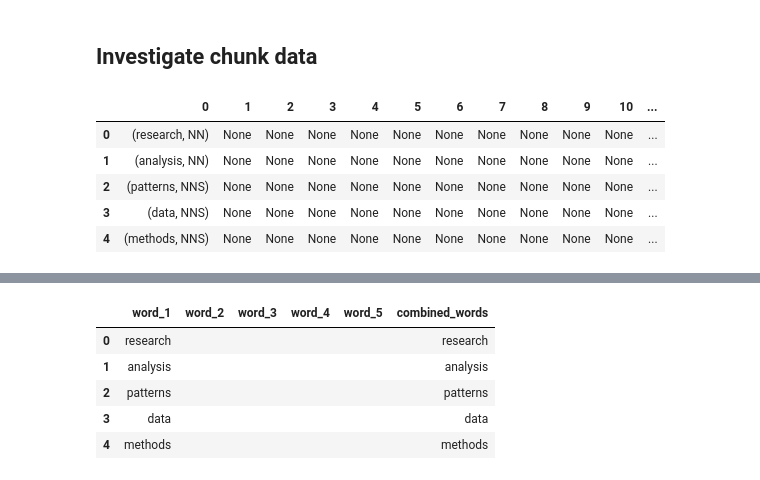
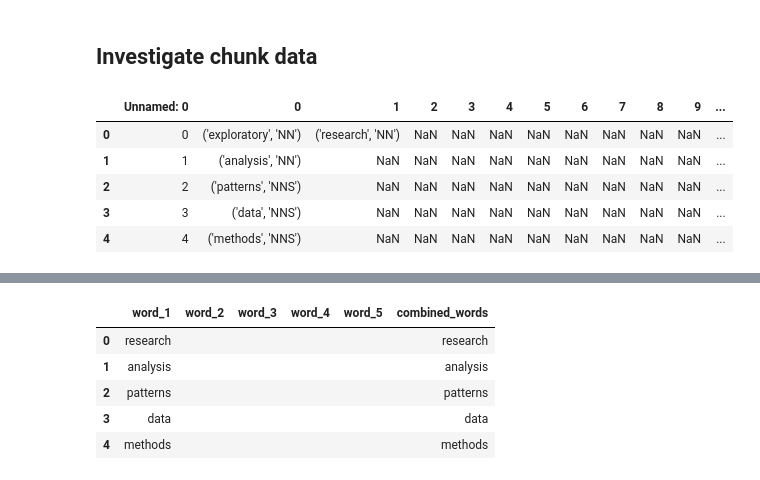
Before and after one commit to perpetualinsights/scraper_indeed, a Jupyter notebook: US_indeed_nlp.ipynb, the cells around one changed output, grey strips where cells are left out. Saved outputs shown, nothing was run; the diff lists cells and outputs as text; code cells hidden in the pictures.

```diff
--- a/US_indeed_nlp.ipynb
+++ b/US_indeed_nlp.ipynb
@@ -291,12 +343,12 @@ print(df_chunk.shape)
 # %% [markdown]
 ## Investigate chunk data
 # %%
-#df_chunk = pd.read_csv("datascience_chunks_may16.csv")
+df_chunk = pd.read_csv("datascience_chunks_may16.csv")
 df_chunk.head()
 # %% [output]
-|  | 0 | 1 | 2 | 3 | 4 | 5 | 6 | 7 | 8 | 9 | 10 | ... |
-| 0 | (research, NN) | None | None | None | None | None | None | None | None | None | None | ... |
-| 1 | (analysis, NN) | None | None | None | None | None | None | None | None | None | None | ... |
-| 2 | (patterns, NNS) | None | None | None | None | None | None | None | None | None | None | ... |
-| 3 | (data, NNS) | None | None | None | None | None | None | None | None | None | None | ... |
-| 4 | (methods, NNS) | None | None | None | None | None | None | None | None | None | None | ... |
+|  | Unnamed: 0 | 0 | 1 | 2 | 3 | 4 | 5 | 6 | 7 | 8 | 9 | ... |
+| 0 | 0 | ('exploratory', 'NN') | ('research', 'NN') | NaN | NaN | NaN | NaN | NaN | NaN | NaN | NaN | ... |
+| 1 | 1 | ('analysis', 'NN') | NaN | NaN | NaN | NaN | NaN | NaN | NaN | NaN | NaN | ... |
+| 2 | 2 | ('patterns', 'NNS') | NaN | NaN | NaN | NaN | NaN | NaN | NaN | NaN | NaN | ... |
+| 3 | 3 | ('data', 'NNS') | NaN | NaN | NaN | NaN | NaN | NaN | NaN | NaN | NaN | ... |
+| 4 | 4 | ('methods', 'NNS') | NaN | NaN | NaN | NaN | NaN | NaN | NaN | NaN | NaN | ... |
```
Also changed, not shown: parts of 11 cells of this notebook, 21 other files.
